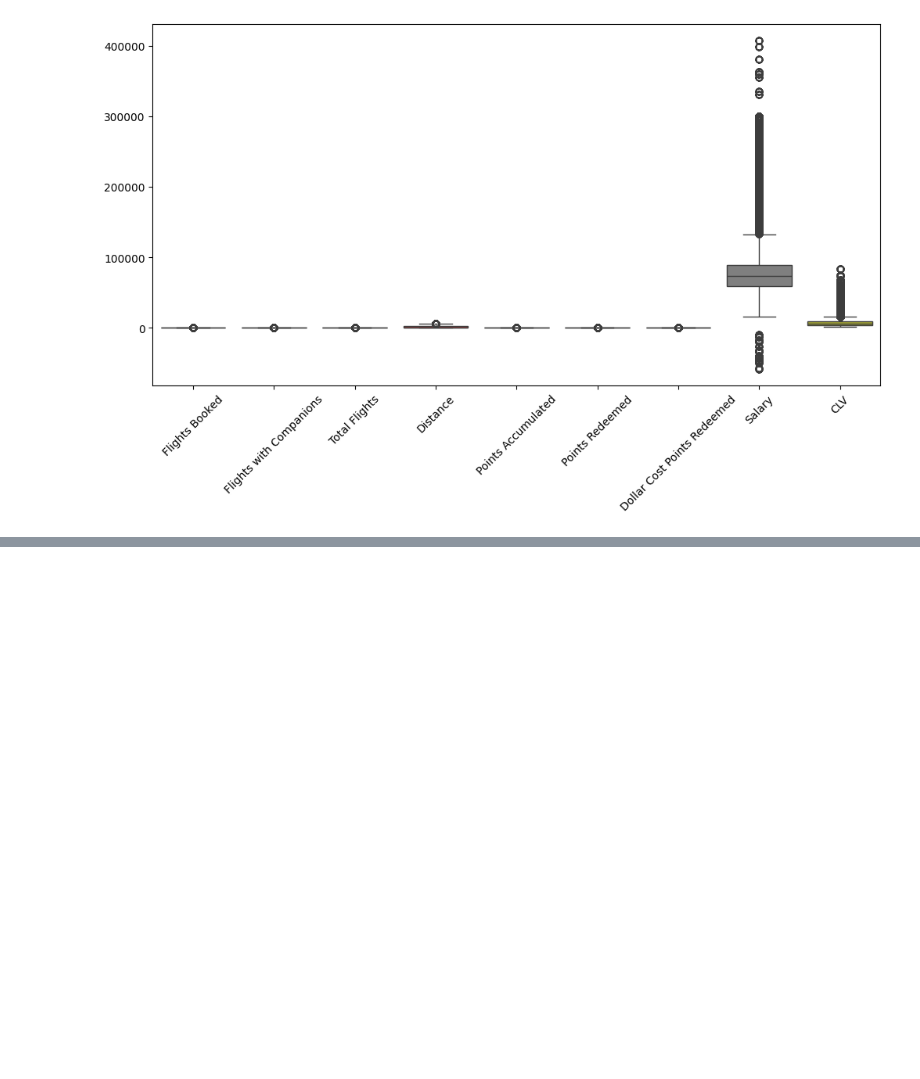
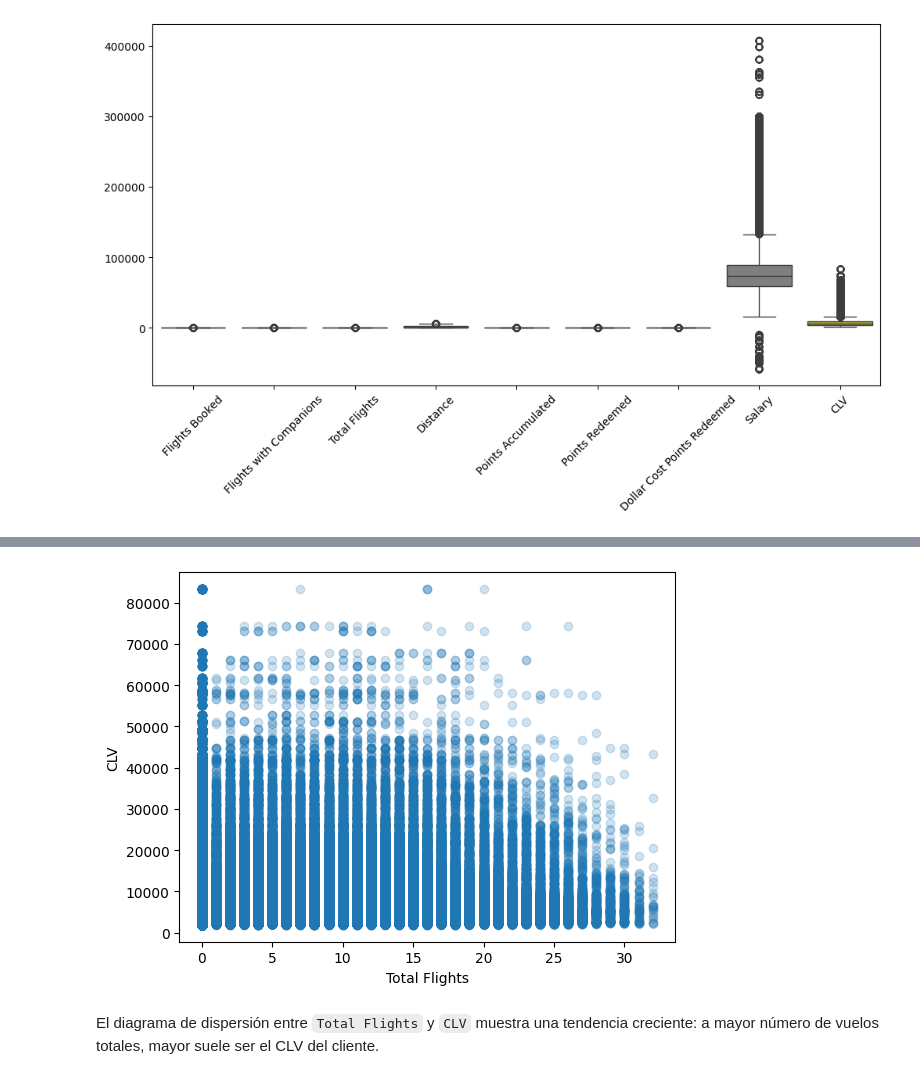
Before and after one commit to Adalab/bda-modulo-3-evaluacion-final-Ruthpsegovia, a Jupyter notebook: Evaluacion-Modulo-3-Ruth-Perez-Segovia.ipynb, the cells around one changed output, grey strips where cells are left out. Saved outputs shown, nothing was run; the diff lists cells and outputs as text; code cells hidden in the pictures; blank space fills up the shorter version.

```diff
--- a/Evaluacion-Modulo-3-Ruth-Perez-Segovia.ipynb
+++ b/Evaluacion-Modulo-3-Ruth-Perez-Segovia.ipynb
@@ -215,0 +402,9 @@ En el caso de CLV: es normal que pocos clientes tengan un valor muy alto porque
+# %%
+plt.scatter(df_merged["Total Flights"], df_merged["CLV"], alpha=0.2)
+plt.xlabel("Total Flights")
+plt.ylabel("CLV")
+plt.show()
+# %% [output]
+[figure, added]
+# %% [markdown]
+El diagrama de dispersión entre `Total Flights` y `CLV` muestra una tendencia creciente: a mayor número de vuelos totales, mayor suele ser el CLV del cliente.
```
Also changed, not shown: parts of 30 cells of this notebook.
